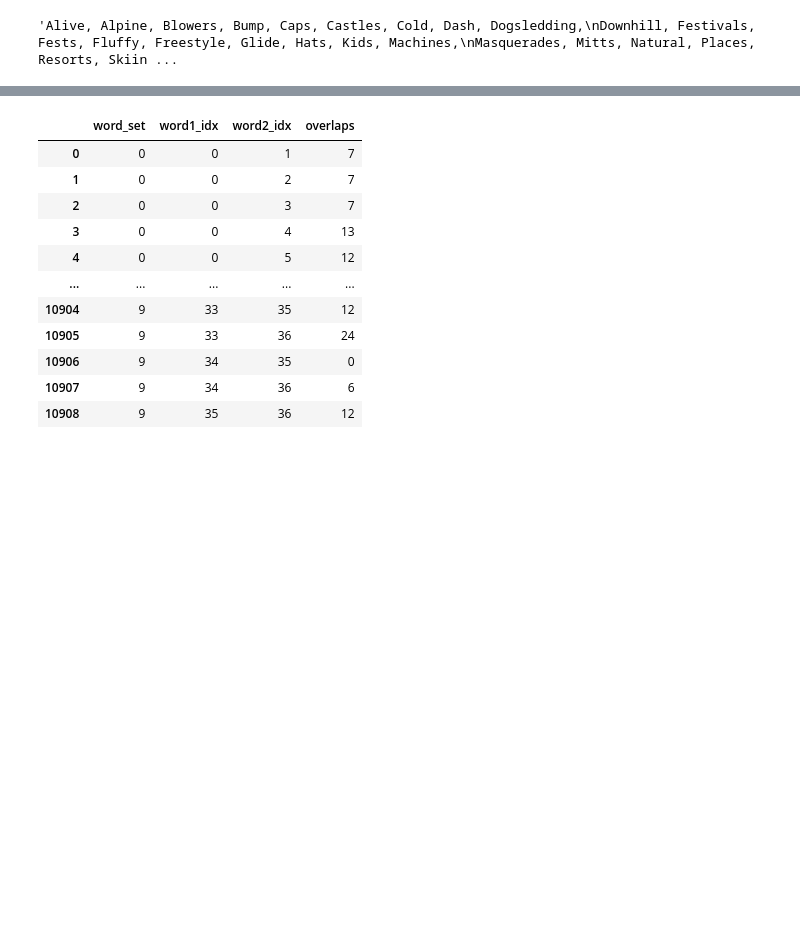
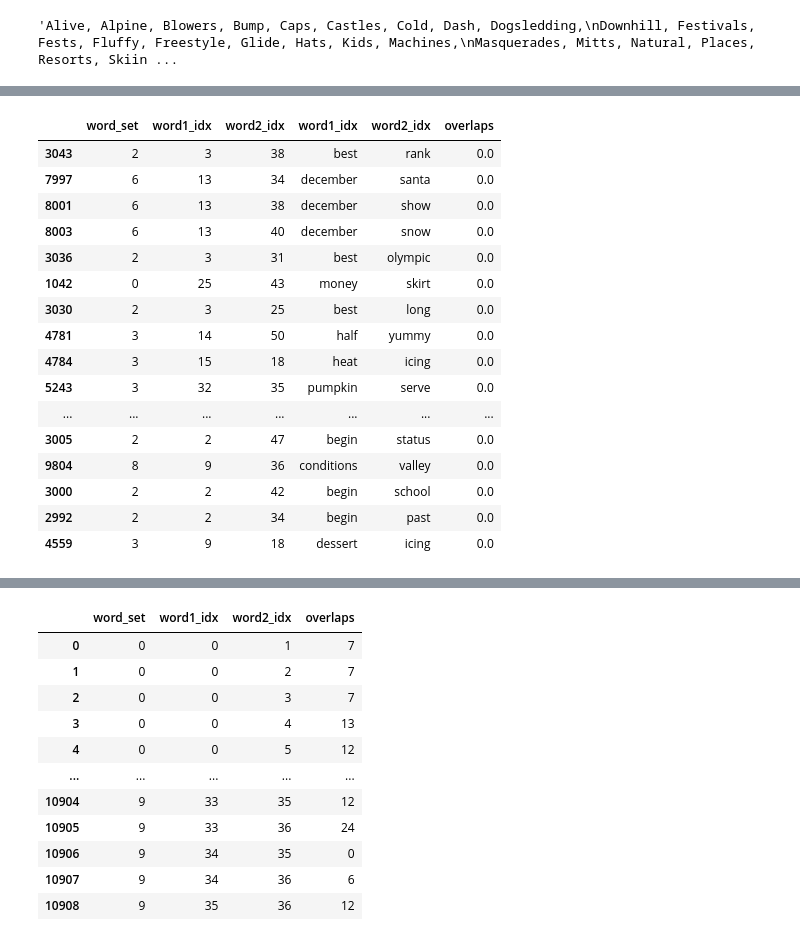
Before and after one commit to jonadsimon/wonder-words-generator, a Jupyter notebook: Analyses/Analyzing word length & letter distributions.ipynb, the cells around one changed output, grey strips where cells are left out. Saved outputs shown, nothing was run; the diff lists cells and outputs as text; code cells hidden in the pictures; blank space fills up the shorter version.

```diff
--- a/Analyses/Analyzing word length & letter distributions.ipynb
+++ b/Analyses/Analyzing word length & letter distributions.ipynb
@@ -206,0 +274,20 @@ s10
+# %%
+df_overlaps_normed.sort_values('overlaps', ascending=False).tail(20)
+# %% [output]
+|  | word_set | word1_idx | word2_idx | word1_idx | word2_idx | overlaps |
+| 3043 | 2 | 3 | 38 | best | rank | 0.0 |
+| 7997 | 6 | 13 | 34 | december | santa | 0.0 |
+| 8001 | 6 | 13 | 38 | december | show | 0.0 |
+| 8003 | 6 | 13 | 40 | december | snow | 0.0 |
+| 3036 | 2 | 3 | 31 | best | olympic | 0.0 |
+| 1042 | 0 | 25 | 43 | money | skirt | 0.0 |
+| 3030 | 2 | 3 | 25 | best | long | 0.0 |
+| 4781 | 3 | 14 | 50 | half | yummy | 0.0 |
+| 4784 | 3 | 15 | 18 | heat | icing | 0.0 |
+| 5243 | 3 | 32 | 35 | pumpkin | serve | 0.0 |
+| ... | ... | ... | ... | ... | ... | ... |
+| 3005 | 2 | 2 | 47 | begin | status | 0.0 |
+| 9804 | 8 | 9 | 36 | conditions | valley | 0.0 |
+| 3000 | 2 | 2 | 42 | begin | school | 0.0 |
+| 2992 | 2 | 2 | 34 | begin | past | 0.0 |
+| 4559 | 3 | 9 | 18 | dessert | icing | 0.0 |
```
Also changed, not shown: parts of 20 cells of this notebook, 7 other files.
